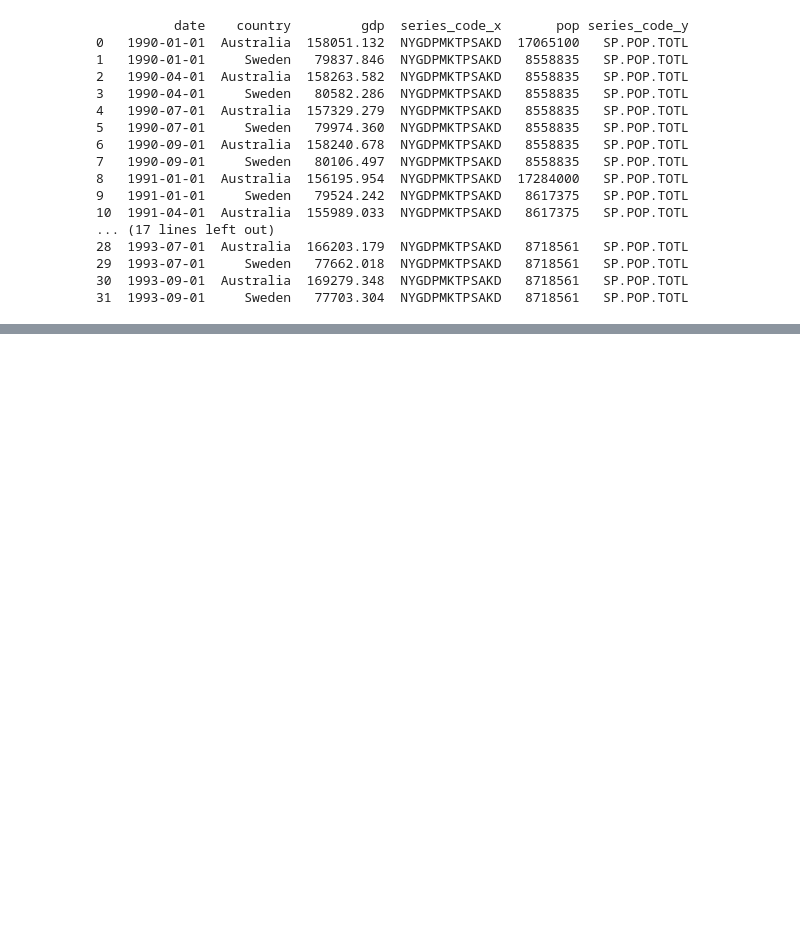
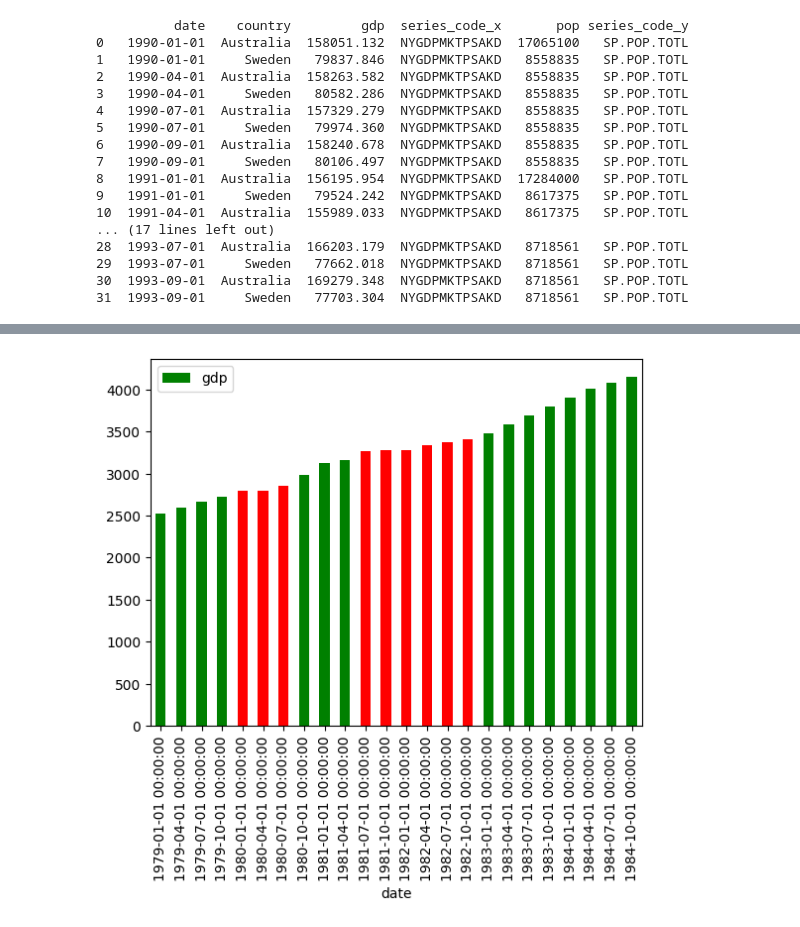
Before and after one commit to sendecka/DataCamp, a Jupyter notebook: DataCamp/06 Joining Data with pandas/04_Merging_Ordered_and_Time-Series_Data.ipynb, the cells around one changed output, grey strips where cells are left out. Cells and saved outputs as stored; diff of their text form; code cells hidden in the pictures; blank space fills up the shorter version.

```diff
--- a/DataCamp/06 Joining Data with pandas/04_Merging_Ordered_and_Time-Series_Data.ipynb
+++ b/DataCamp/06 Joining Data with pandas/04_Merging_Ordered_and_Time-Series_Data.ipynb
@@ -176,0 +254,17 @@ print(ctry_date)
+# %%
+gdp = pd.read_csv('gdp3.csv')
+gdp["date"] = pd.to_datetime(gdp["date"])
+recession = pd.read_csv('recession.csv')
+recession["date"] = pd.to_datetime(recession["date"])
+
+# Merge gdp and recession on date using merge_asof()
+gdp_recession = pd.merge_asof(gdp, recession, on = 'date')
+
+# Create a list based on the row value of gdp_recession['econ_status']
+is_recession = ['r' if s == 'recession' else 'g' for s in gdp_recession['econ_status']]
+
+# Plot a bar chart of gdp_recession
+gdp_recession.plot(kind = 'bar', y = 'gdp', x = 'date', color = is_recession, rot = 90)
+plt.show()
+# %% [output]
+[figure, added]
```
Also changed, not shown: parts of 31 cells of this notebook, 13 other files.
